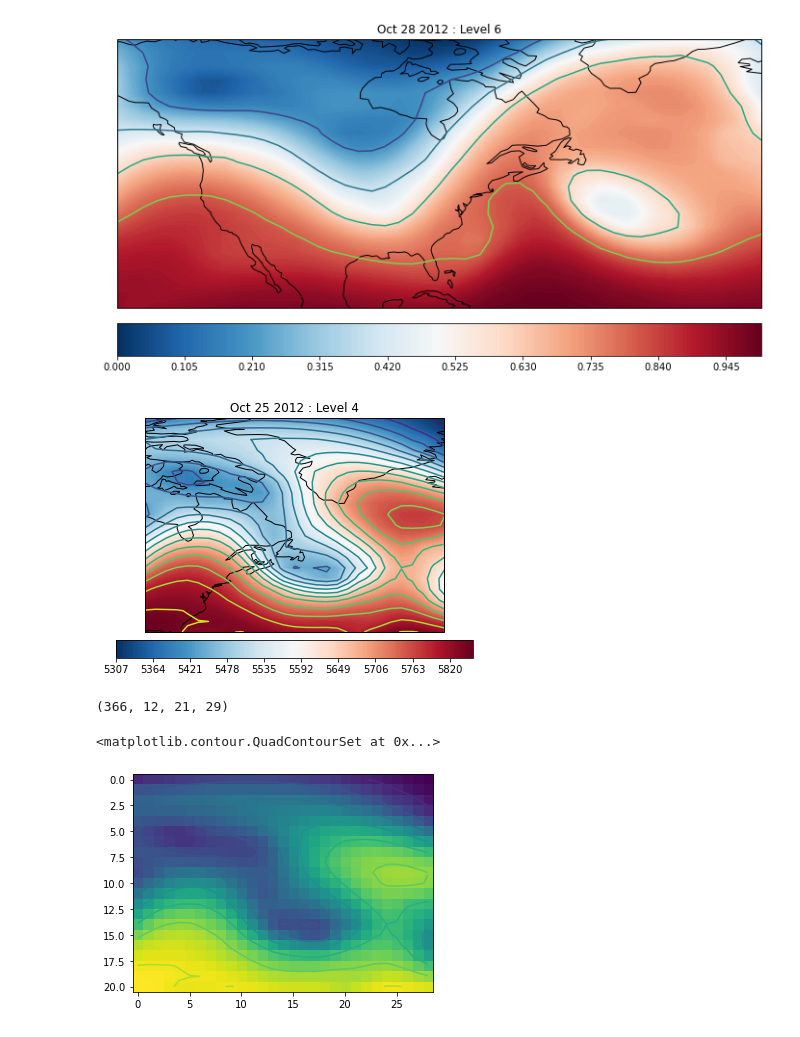
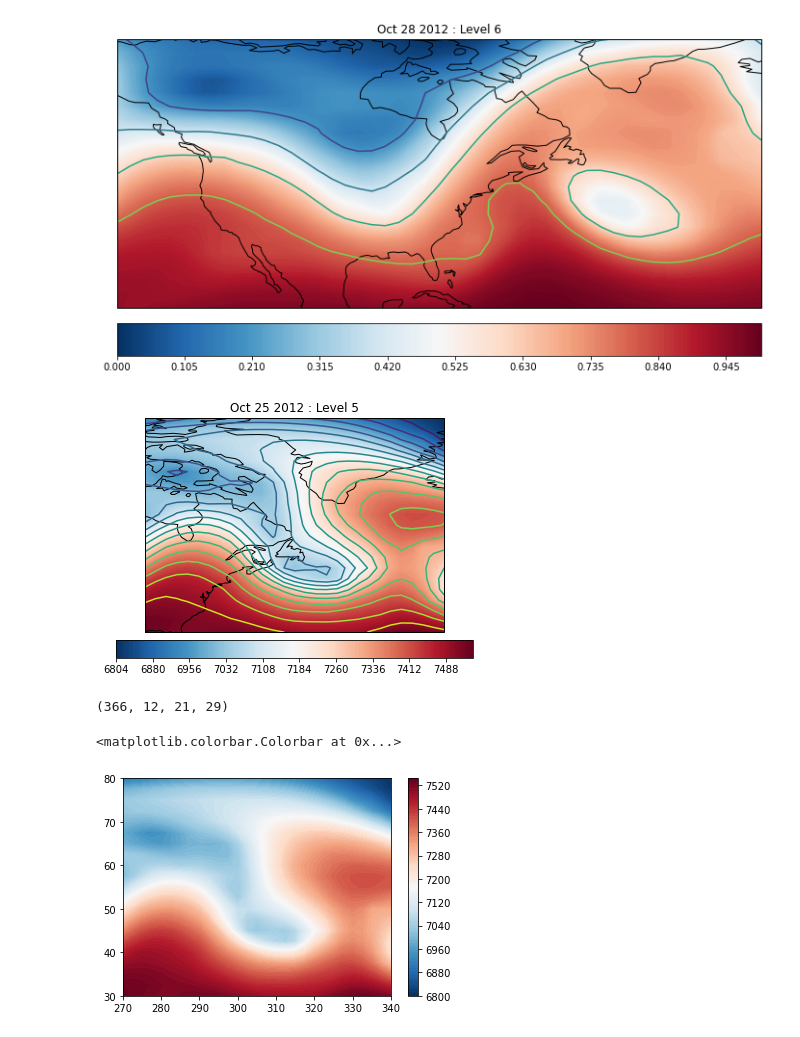
Before and after one commit to WhiffleFish/Weather, a Jupyter notebook: Job3/PreProcessing.ipynb, the cells around one changed output. Saved outputs shown, nothing was run; the diff lists cells and outputs as text; code cells hidden in the pictures.

```diff
--- a/Job3/PreProcessing.ipynb
+++ b/Job3/PreProcessing.ipynb
@@ -116,9 +116,9 @@ cdf.plot(date=(10,28), level=6, loc=True, figsize=(12,10), norm=True, contours=5
 k2 = CDF("E:\hgt.2012.nc")
 # %%
 k2.localize(lat0=30,lat1=80,lon0=270,lon1=340)
-k2.plot(date=(10,25),level=4,loc=True, contours=15, norm=False)
+k2.plot(date=(10,25),level=5,loc=True, contours=15, norm=False)
 # %% [output]
-[figure, old version]
+[figure, new version]
 # %%
 lons = k2.loc_lons
 lats = k2.loc_lats
@@ -128,10 +128,15 @@ hgts.shape
 (366, 12, 21, 29)
 # %%
 date = (10,25)
-level = 4
+level = 5
 day = datetime.datetime(2012,*date).timetuple().tm_yday
-plt.imshow(hgts[day-1,level-1])
-plt.contour(hgts[day-1,level-1])
+# plt.imshow(hgts[day-1,level-1])
+cur_hgts = hgts[day-1,level-1]
+# Reverse hgts because:
+    # Top of imshow is top of array
+    # Bottom of plot is first element of arrray
+plt.contourf(lons,lats[::-1],cur_hgts[::-1],levels=100,cmap='RdBu_r')
+plt.colorbar()
 # %% [output]
-<matplotlib.contour.QuadContourSet at 0x...>
+<matplotlib.colorbar.Colorbar at 0x...>
-[figure, old version]
+[figure, new version]
```
Also changed, not shown: parts of 1 cell of this notebook, 3 other files.
